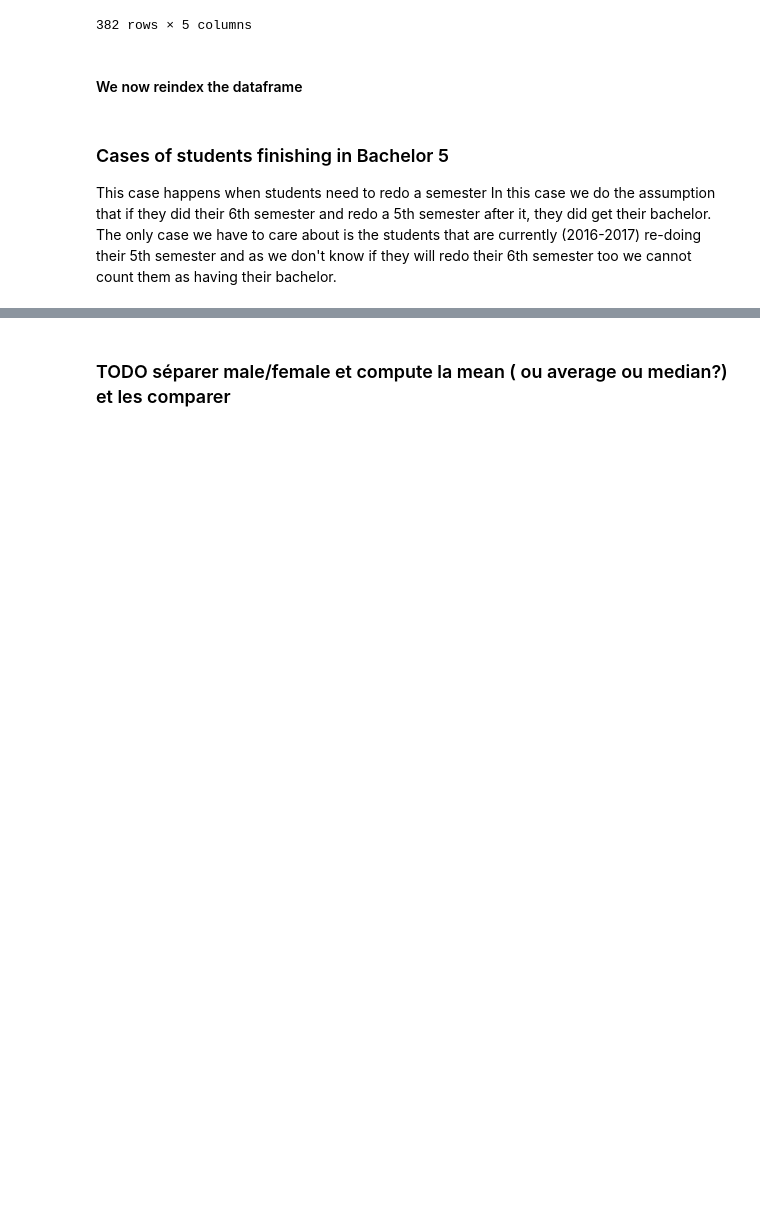
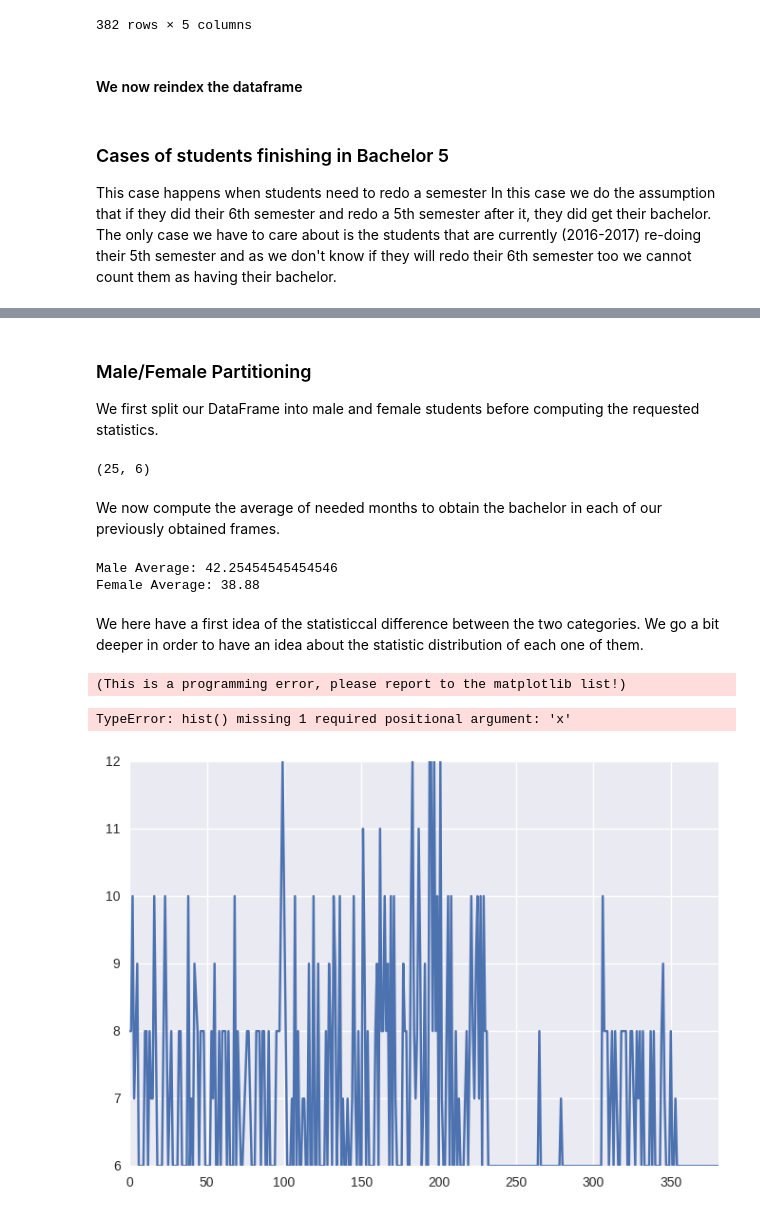
Before and after one commit to agpmilli/adaepfl, a Jupyter notebook: Homework/02 - Data from the Web/Data from the Web.ipynb, the cells around one changed output, grey strips where cells are left out. Cells and saved outputs as stored; diff of their text form; code cells hidden in the pictures; blank space fills up the shorter version.

```diff
--- a/Homework/02 - Data from the Web/Data from the Web.ipynb
+++ b/Homework/02 - Data from the Web/Data from the Web.ipynb
@@ -326,2 +345,33 @@ students_with_bachelor_at_EPFL['Nb mois']=6 * students_with_bachelor_at_EPFL['Nb
-# %% [markdown]
-### TODO séparer male/female et compute la mean ( ou average ou median?) et les comparer
+# %% [markdown]
+### Male/Female Partitioning
+We first split our DataFrame into male and female students before computing the requested statistics.
+# %%
+male_students = students_with_bachelor_at_EPFL[students_with_bachelor_at_EPFL['Civilité'] == 'Monsieur']
+female_students = students_with_bachelor_at_EPFL[students_with_bachelor_at_EPFL['Civilité'] == 'Madame']
+
+female_students.shape
+# %% [output]
+(25, 6)
+# %% [markdown]
+We now compute the average of needed months to obtain the bachelor in each of our previously obtained frames.
+# %%
+male_avg = male_students['Nb mois'].mean()
+female_avg = female_students['Nb mois'].mean()
+print('Male Average: ' + str(male_avg) +  '\nFemale Average: ' + str(female_avg))
+# %% [output]
+Male Average: 42.25454545454546
+Female Average: 38.88
+# %% [markdown]
+We here have a first idea of the statisticcal difference between the two categories. We go a bit deeper in order to have an idea about the statistic distribution of each one of them.
+# %%
+#sns.violinplot(students_with_bachelor_at_EPFL['Nb mois'], groupby=students_with_bachelor_at_EPFL['Civilité'])#, ax=ax1)
+#sns.boxplot(students_with_bachelor_at_EPFL['Nb mois'], groupby = students_with_bachelor_at_EPFL['Civilité'])#, ax=ax2)
+x = np.linspace(36, 72, 12)
+#students_with_bachelor_at_EPFL['Nb mois'].hist(by=students_with_bachelor_at_EPFL['Civilité'], bins = 6, range = [36,72])
+students_with_bachelor_at_EPFL['Nb semestres'].plot(kind='line').hist(by=students_with_bachelor_at_EPFL['Civilité'])
+
+plt.show()
+# %% [output]
+(This is a programming error, please report to the matplotlib list!)
+TypeError: hist() missing 1 required positional argument: 'x'
+[figure, added]
```
Also changed, not shown: parts of 3 cells of this notebook, 1 other file.
